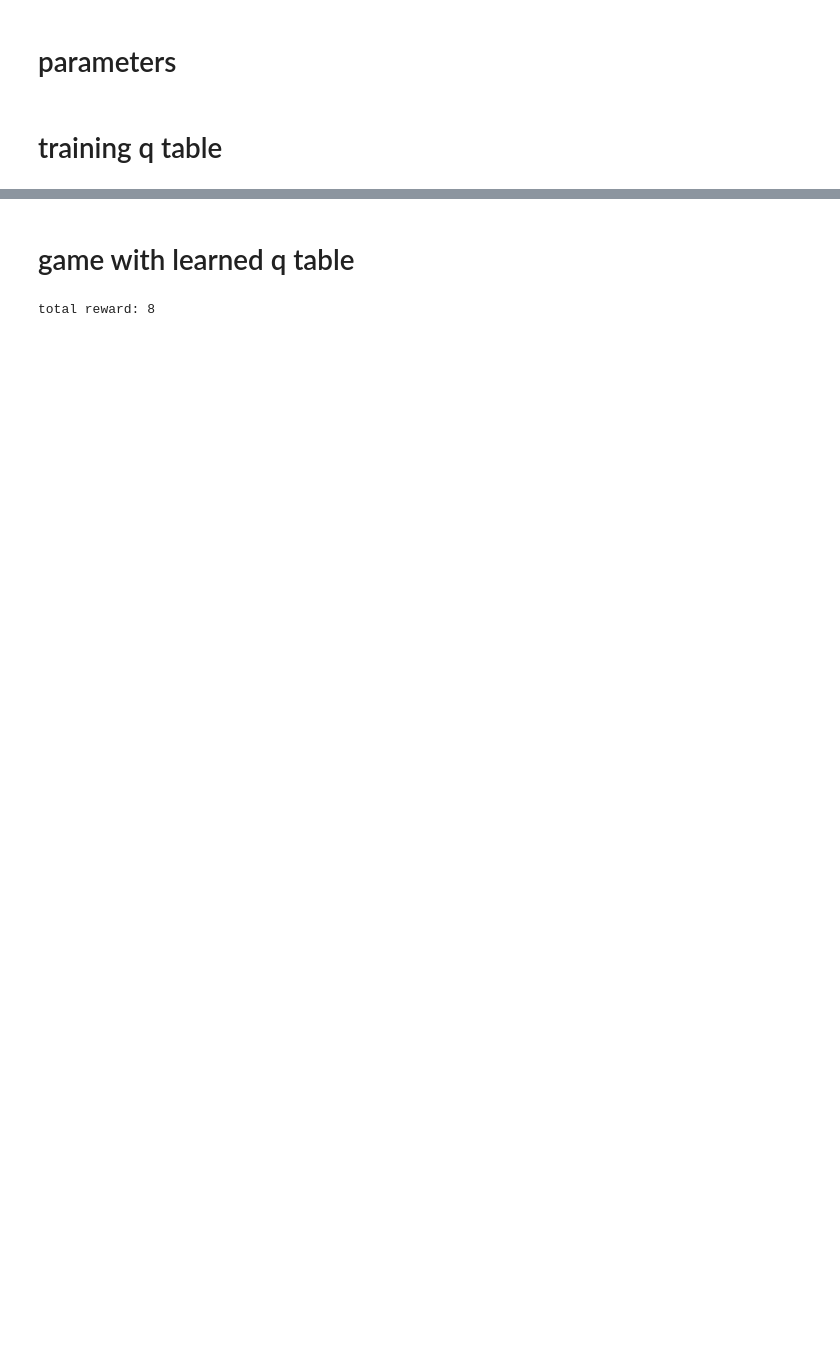
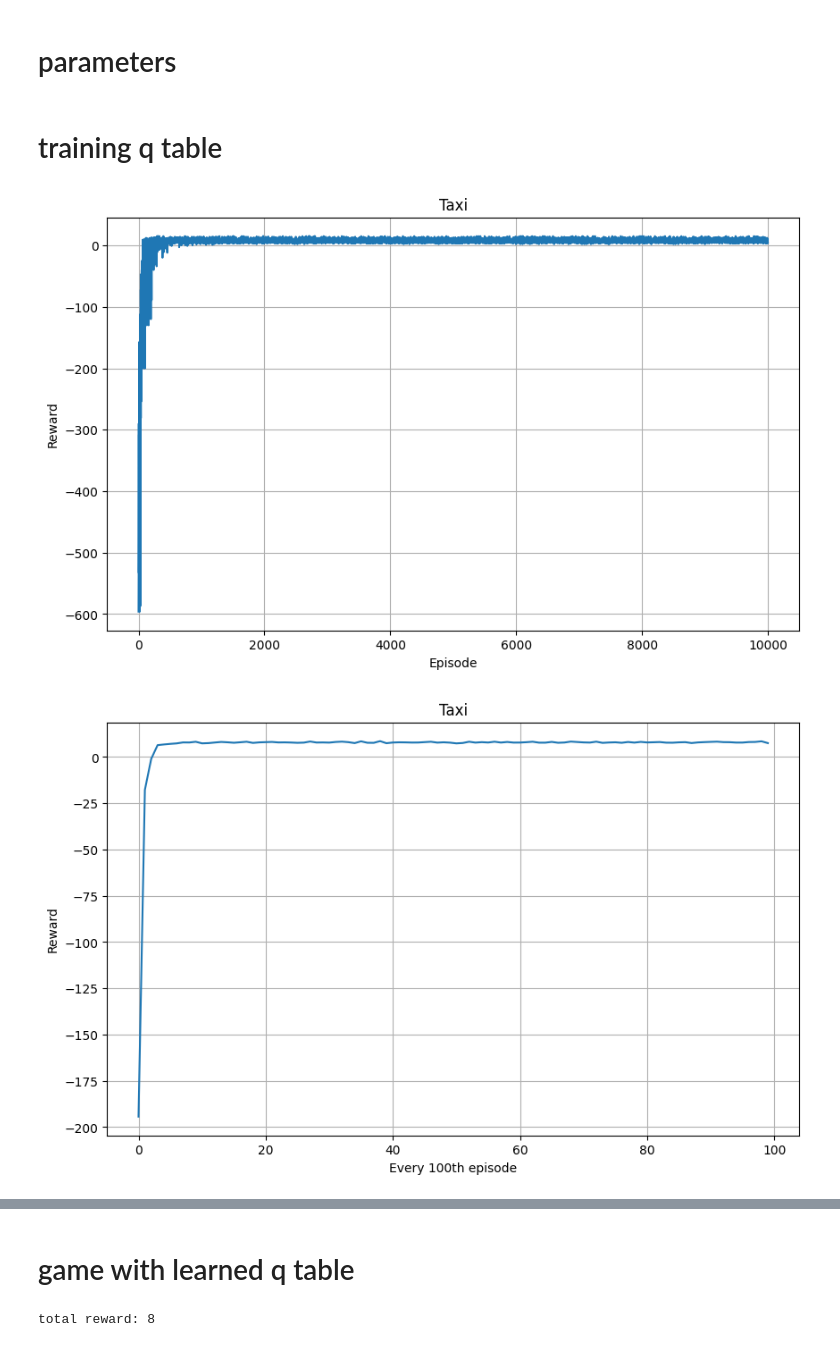
Before and after one commit to majoliwier/gymansium_q_table, a Jupyter notebook: bolt.ipynb, the cells around one changed output, grey strips where cells are left out. Drawn from its saved outputs; the diff is of its cells as text; code cells hidden in the pictures; blank space fills up the shorter version.

```diff
--- a/bolt.ipynb
+++ b/bolt.ipynb
@@ -11,7 +11,7 @@ env = gym.make("Taxi-v3", render_mode="rgb_array")
 
 discount_factor = 0.9
 learning_rate = 0.9
-training = False
+training = True
 episodes = 10000
 
 if training:
@@ -37,39 +37,44 @@ if training:
             total_reward += reward
 
             # bellman equation
             q_table[state, action] = (
                 (1 - learning_rate) * q_table[state, action] +
                 learning_rate * (reward + discount_factor * np.max(q_table[new_state, :])))
 
             state = new_state
         episode_rewards.append(total_reward)
     env.close()
 
     plt.figure(figsize=(10, 6))
     plt.plot(episode_rewards)
-    plt.xlabel('episode')
-    plt.ylabel('total reward')
-    plt.title('learning rate')
+    plt.xlabel('Episode')
+    plt.ylabel('Reward')
+    plt.grid()
+    plt.title('Taxi')
     plt.savefig('learning_curve.png')
 
     window_size = 100
     averaged_rewards = [
     np.mean(episode_rewards[i:i + window_size])
     for i in range(0, len(episode_rewards), window_size)
     ]
 
     plt.figure(figsize=(10, 6))
     plt.plot(averaged_rewards)
-    plt.xlabel('every 100th episode')
-    plt.ylabel('total reward')
-    plt.title('learning rate')
+    plt.xlabel('Every 100th episode')
+    plt.ylabel('Reward')
+    plt.grid()
+    plt.title('Taxi')
     plt.savefig('learning_curve_100th.png')
 
 
 
     f = open('q_table.pkl', 'wb')
     pickle.dump(q_table, f)
     f.close()
+# %% [output]
+[figure, added]
+[figure, added]
 # %%
 print(q_table)
 # %% [output]
```
Also changed, not shown: parts of 1 cell of this notebook, 10 other files.
